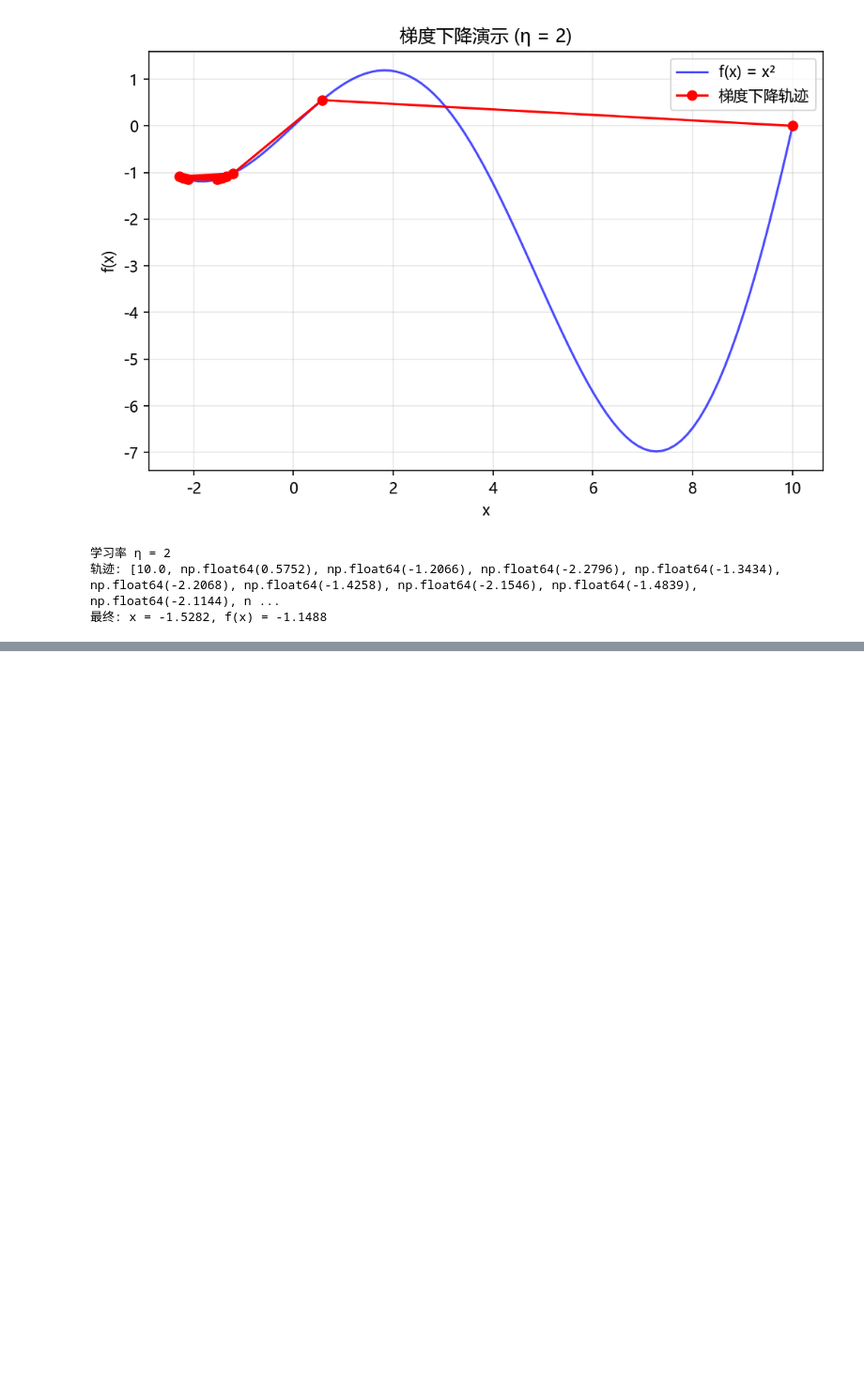
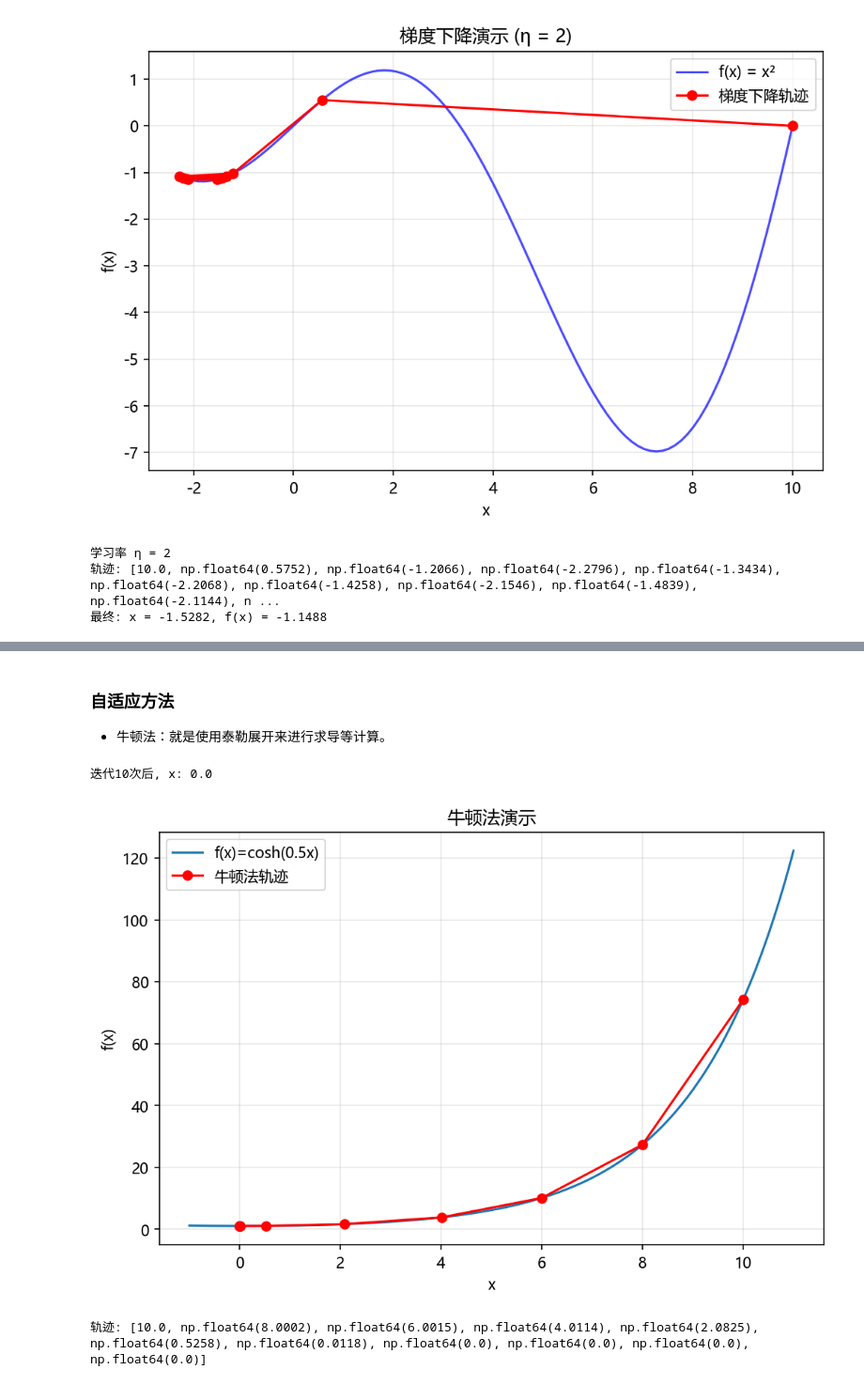
Before and after one commit to XSJWF/DLL, a Jupyter notebook: notebooks/DL_10.ipynb, the cells around one changed output, grey strips where cells are left out. Shown at 94% size. Drawn from its saved outputs; the diff is of its cells as text; code cells hidden in the pictures; blank space fills up the shorter version.

```diff
--- a/notebooks/DL_10.ipynb
+++ b/notebooks/DL_10.ipynb
@@ -302,0 +397,51 @@ show_trace(gd(2, f_grad), f)
+# %% [markdown]
+### 自适应方法
+- 牛顿法：就是使用泰勒展开来进行求导等计算。
+# %%
+# 定义常数 c
+c = 0.5
+
+# 定义目标函数及其导数
+def f(x):
+    return np.cosh(c * x)
+
+def f_grad(x):
+    return c * np.sinh(c * x)
+
+def f_hess(x):
+    return c**2 * np.cosh(c * x)
+
+# 牛顿法
+def newton(eta=1):
+    x = 10.0
+    results = [x]
+    for i in range(10):
+        x -= eta * f_grad(x) / f_hess(x)
+        results.append(x)
+    print('迭代10次后, x:', x)
+    return results
+
+# 可视化
+def show_trace(results, f):
+    x_vals = np.linspace(min(results)-1, max(results)+1, 200)
+
+    plt.figure(figsize=(8, 5))
+    plt.plot(x_vals, f(x_vals), label=f'f(x)=cosh({c}x)')
+    plt.plot(results, [f(x) for x in results], 'ro-', label='牛顿法轨迹')
+
+    plt.xlabel('x')
+    plt.ylabel('f(x)')
+    plt.title('牛顿法演示')
+    plt.grid(True, alpha=0.3)
+    plt.legend()
+    plt.show()
+
+    print(f"轨迹: {[round(x, 4) for x in results]}")
+
+# 运行
+results = newton(eta=1)
+show_trace(results, f)
+# %% [output]
+迭代10次后, x: 0.0
+[figure, added]
+轨迹: [10.0, np.float64(8.0002), np.float64(6.0015), np.float64(4.0114), np.float64(2.0825), np.float64(0.5258), np.float64(0.0118), np.float64(0.0), np.float64(0.0), np.float64(0.0), np.float64(0.0)]
```
Also changed, not shown: parts of 11 cells of this notebook.
